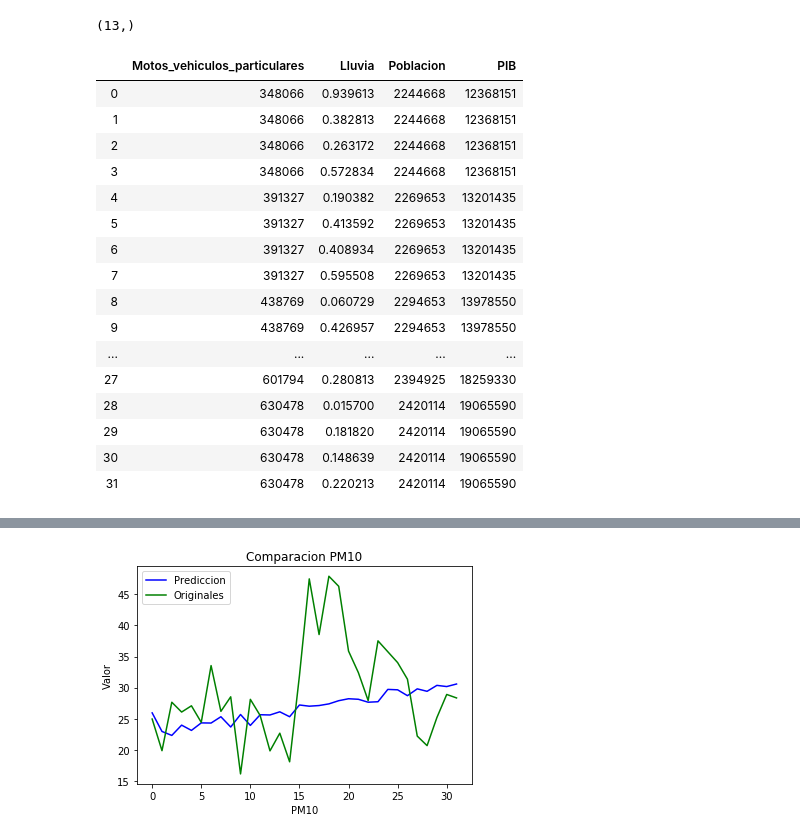
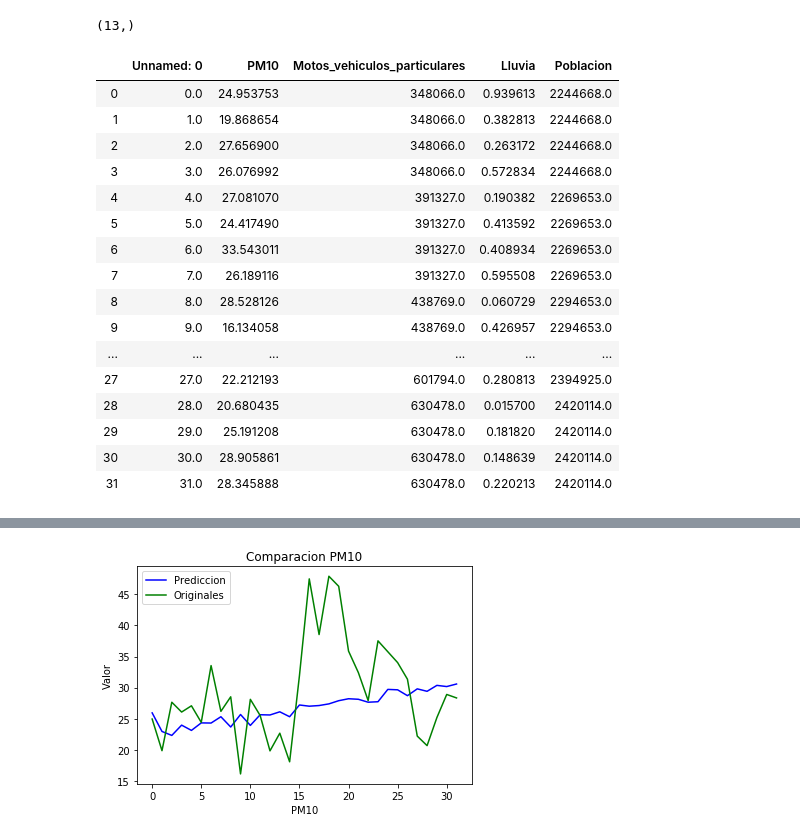
Before and after one commit to cchaparro/LTSM_Cali, a Jupyter notebook: Evaluacion/Evaluacion-flora_porcentaje.ipynb, the cells around one changed output, grey strips where cells are left out. Cells and saved outputs as stored; diff of their text form; code cells hidden in the pictures.

```diff
--- a/Evaluacion/Evaluacion-flora_porcentaje.ipynb
+++ b/Evaluacion/Evaluacion-flora_porcentaje.ipynb
@@ -202,23 +225,23 @@ dataOriginal_bit = pd.read_excel('../PreparacionDatos/FloraTotal_3mes_pib.xlsx'
 #Borro solo columnas sin datos
 
 dataOriginal_bit = dataOriginal_bit.drop(['Unnamed: 0','Unnamed: 0.1','PM10'], axis=1)
-# %%
-dataOriginal_bit
-# %% [output]
-|  | Motos_vehiculos_particulares | Lluvia | Poblacion | PIB |
-| 0 | 348066 | 0.939613 | 2244668 | 12368151 |
-| 1 | 348066 | 0.382813 | 2244668 | 12368151 |
-| 2 | 348066 | 0.263172 | 2244668 | 12368151 |
-| 3 | 348066 | 0.572834 | 2244668 | 12368151 |
-| 4 | 391327 | 0.190382 | 2269653 | 13201435 |
-| 5 | 391327 | 0.413592 | 2269653 | 13201435 |
-| 6 | 391327 | 0.408934 | 2269653 | 13201435 |
-| 7 | 391327 | 0.595508 | 2269653 | 13201435 |
-| 8 | 438769 | 0.060729 | 2294653 | 13978550 |
-| 9 | 438769 | 0.426957 | 2294653 | 13978550 |
-| ... | ... | ... | ... | ... |
-| 27 | 601794 | 0.280813 | 2394925 | 18259330 |
-| 28 | 630478 | 0.015700 | 2420114 | 19065590 |
-| 29 | 630478 | 0.181820 | 2420114 | 19065590 |
-| 30 | 630478 | 0.148639 | 2420114 | 19065590 |
-| 31 | 630478 | 0.220213 | 2420114 | 19065590 |
+# %%
+dataOriginalPM10
+# %% [output]
+|  | Unnamed: 0 | PM10 | Motos_vehiculos_particulares | Lluvia | Poblacion |
+| 0 | 0.0 | 24.953753 | 348066.0 | 0.939613 | 2244668.0 |
+| 1 | 1.0 | 19.868654 | 348066.0 | 0.382813 | 2244668.0 |
+| 2 | 2.0 | 27.656900 | 348066.0 | 0.263172 | 2244668.0 |
+| 3 | 3.0 | 26.076992 | 348066.0 | 0.572834 | 2244668.0 |
+| 4 | 4.0 | 27.081070 | 391327.0 | 0.190382 | 2269653.0 |
+| 5 | 5.0 | 24.417490 | 391327.0 | 0.413592 | 2269653.0 |
+| 6 | 6.0 | 33.543011 | 391327.0 | 0.408934 | 2269653.0 |
+| 7 | 7.0 | 26.189116 | 391327.0 | 0.595508 | 2269653.0 |
+| 8 | 8.0 | 28.528126 | 438769.0 | 0.060729 | 2294653.0 |
+| 9 | 9.0 | 16.134058 | 438769.0 | 0.426957 | 2294653.0 |
+| ... | ... | ... | ... | ... | ... |
+| 27 | 27.0 | 22.212193 | 601794.0 | 0.280813 | 2394925.0 |
+| 28 | 28.0 | 20.680435 | 630478.0 | 0.015700 | 2420114.0 |
+| 29 | 29.0 | 25.191208 | 630478.0 | 0.181820 | 2420114.0 |
+| 30 | 30.0 | 28.905861 | 630478.0 | 0.148639 | 2420114.0 |
+| 31 | 31.0 | 28.345888 | 630478.0 | 0.220213 | 2420114.0 |
```
Also changed, not shown: parts of 11 cells of this notebook, 1 other file.
